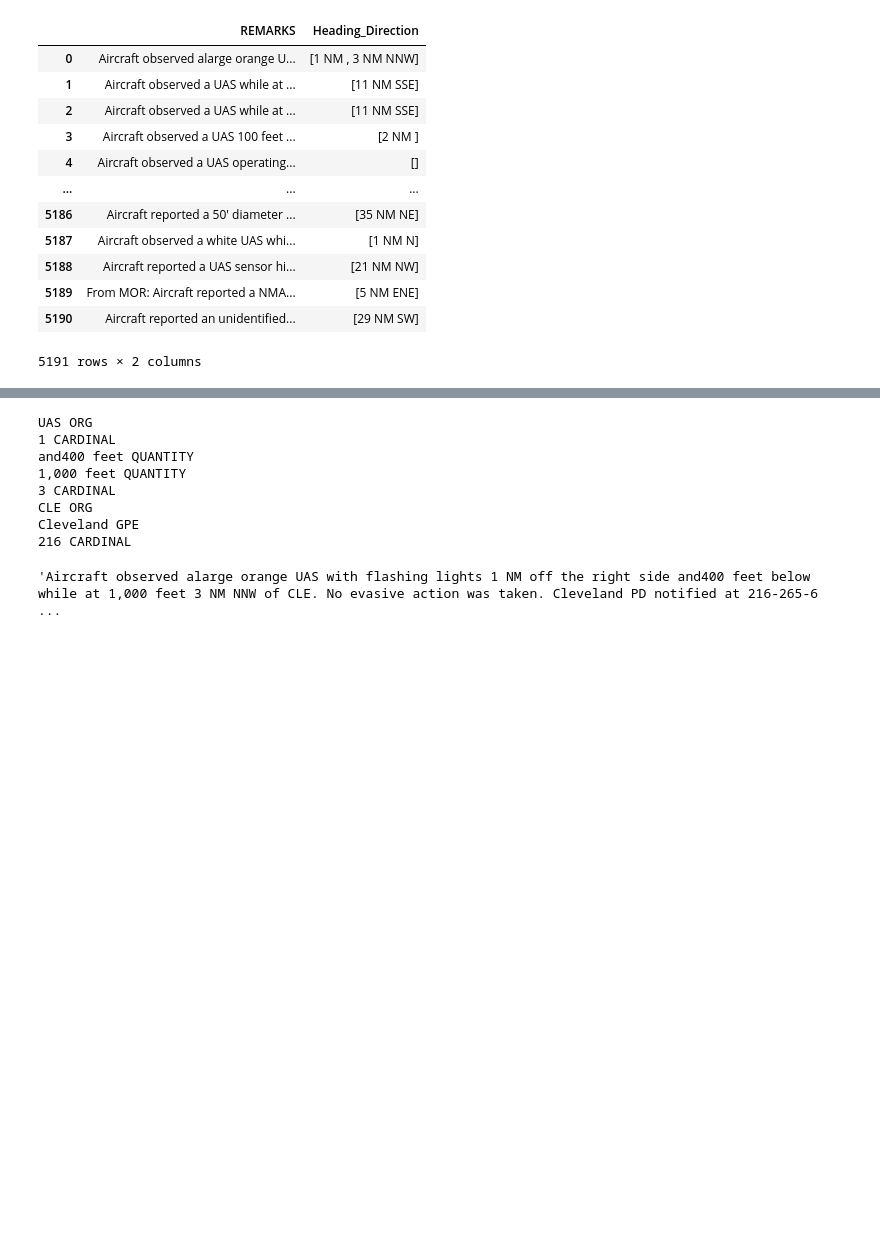
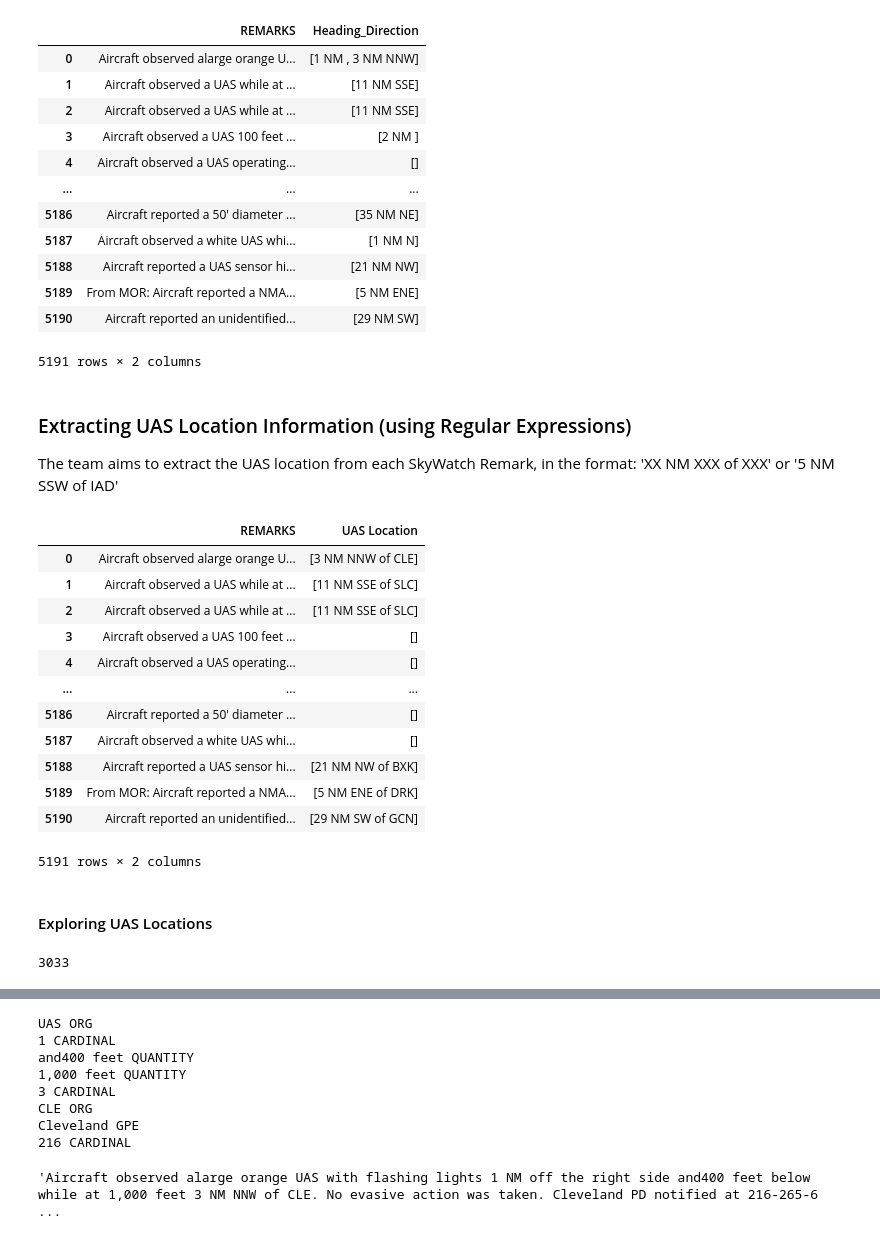
Before and after one commit to LexMG/DAEN690-FAA-UAS, a Jupyter notebook: Standard_Remarks_Exploratory.ipynb, the cells around one changed output, grey strips where cells are left out. Cells and saved outputs as stored; diff of their text form; code cells hidden in the pictures; blank space fills up the shorter version.

```diff
--- a/Standard_Remarks_Exploratory.ipynb
+++ b/Standard_Remarks_Exploratory.ipynb
@@ -202,6 +205,54 @@ remark_head_dir_df
 | 5189 | From MOR: Aircraft reported a NMA... | [5 NM ENE] |
 | 5190 | Aircraft reported an unidentified... | [29 NM SW] |
 5191 rows × 2 columns
+# %% [markdown]
+### Extracting UAS Location Information (using Regular Expressions)
+
+The team aims to extract the UAS location from each SkyWatch Remark, in the format: 'XX NM XXX of XXX' or '5 NM SSW of IAD'
 # %%
 # Export to .csv file
 remark_head_dir_df.to_csv('remarks_heading_direction.csv', index = False)
+# %%
+# Create List that contains each Standard Remark, and the Heading/Direction
+# information contained in each remark
+
+remark_uas_loc = []
+remarks = faa_standard['REMARKS']
+
+# regular expression for any heading/direction
+headir_regex = '[0-9][0-9]*[0-9]*\s?NM* [N|S|E|W|NW|NE|SW|SE|SSE|SSW|SNE|SNW|NNE|NSE|NNE|NNW|WSW|WNW|WSE|WNE|ENE|ESE|ESW|ENW]*\s?of?\s?[A-Z][A-Z][A-Z][A-Z]?'
+
+# Loop through all remarks and search for the heading/direction regex above
+for i in range(len(remarks)):
+    head_dir = re.findall(headir_regex, remarks[i])
+    remark_uas_loc.append(remarks[i])
+    remark_uas_loc.append(head_dir)
+
+# Split Remarks and Heading/Directions into two seperate lists and create
+# pandas dataframe
+remark = []
+uas_loc = []
+
+for i in range(0, len(remark_uas_loc), 2):
+    remark.append(remark_uas_loc[i])
+    uas_loc.append(remark_uas_loc[i+1])
+
+remark_uas_loc_df = pd.DataFrame()
+remark_uas_loc_df['REMARKS'] = remark
+remark_uas_loc_df['UAS Location'] = uas_loc
+# %%
+remark_uas_loc_df
+# %% [output]
+|  | REMARKS | UAS Location |
+| 0 | Aircraft observed alarge orange U... | [3 NM NNW of CLE] |
+| 1 | Aircraft observed a UAS while at ... | [11 NM SSE of SLC] |
+| 2 | Aircraft observed a UAS while at ... | [11 NM SSE of SLC] |
+| 3 | Aircraft observed a UAS 100 feet ... | [] |
+| 4 | Aircraft observed a UAS operating... | [] |
+| ... | ... | ... |
+| 5186 | Aircraft reported a 50' diameter ... | [] |
+| 5187 | Aircraft observed a white UAS whi... | [] |
+| 5188 | Aircraft reported a UAS sensor hi... | [21 NM NW of BXK] |
+| 5189 | From MOR: Aircraft reported a NMA... | [5 NM ENE of DRK] |
+| 5190 | Aircraft reported an unidentified... | [29 NM SW of GCN] |
+5191 rows × 2 columns
@@ -207,0 +262,2 @@ remark_head_dir_df.to_csv('remarks_heading_direction.csv', index = False)
+# %% [markdown]
+#### Exploring UAS Locations
@@ -207,0 +272,4 @@ remark_head_dir_df.to_csv('remarks_heading_direction.csv', index = False)
+# %%
+len(uas_loc[uas_loc != 'UNKN']) # The regular expressions identified 3033 UAS locations from the Standard Format Remarks
+# %% [output]
+3033
```
Also changed, not shown: parts of 10 cells of this notebook.
